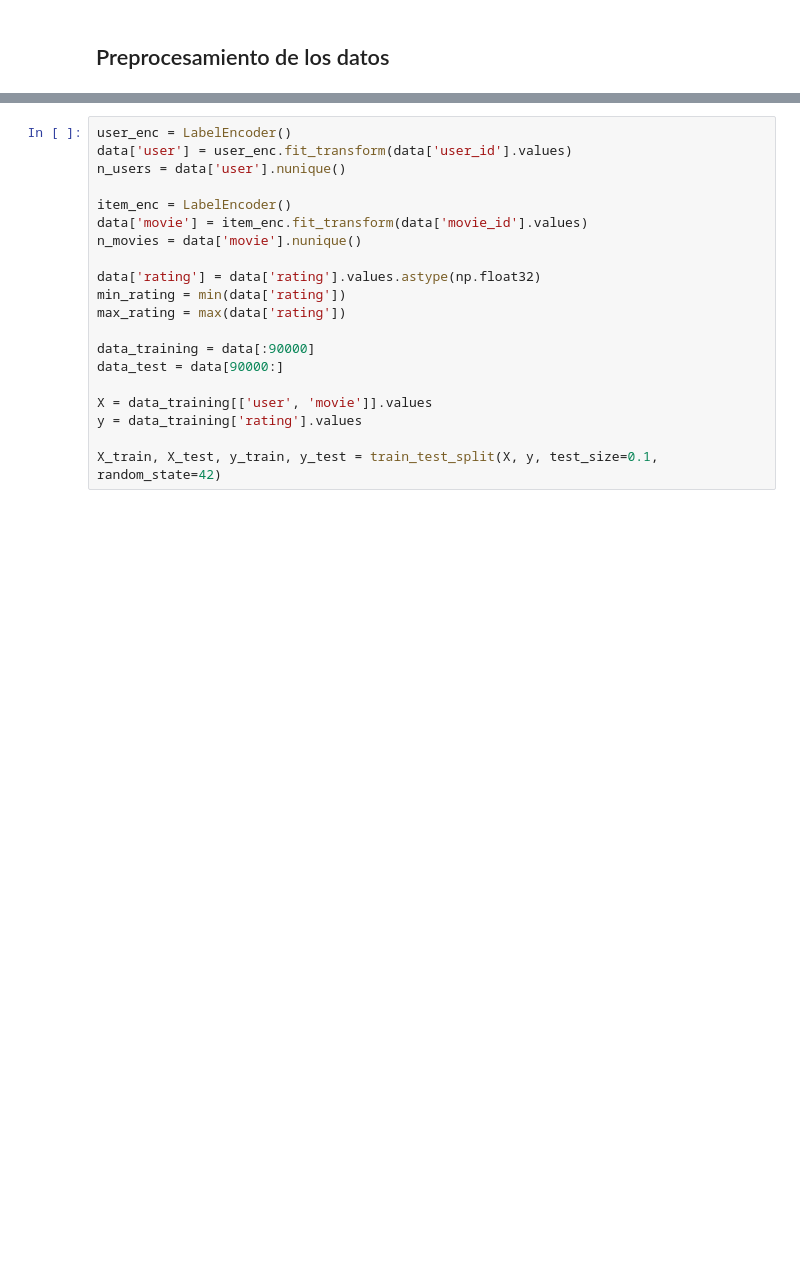
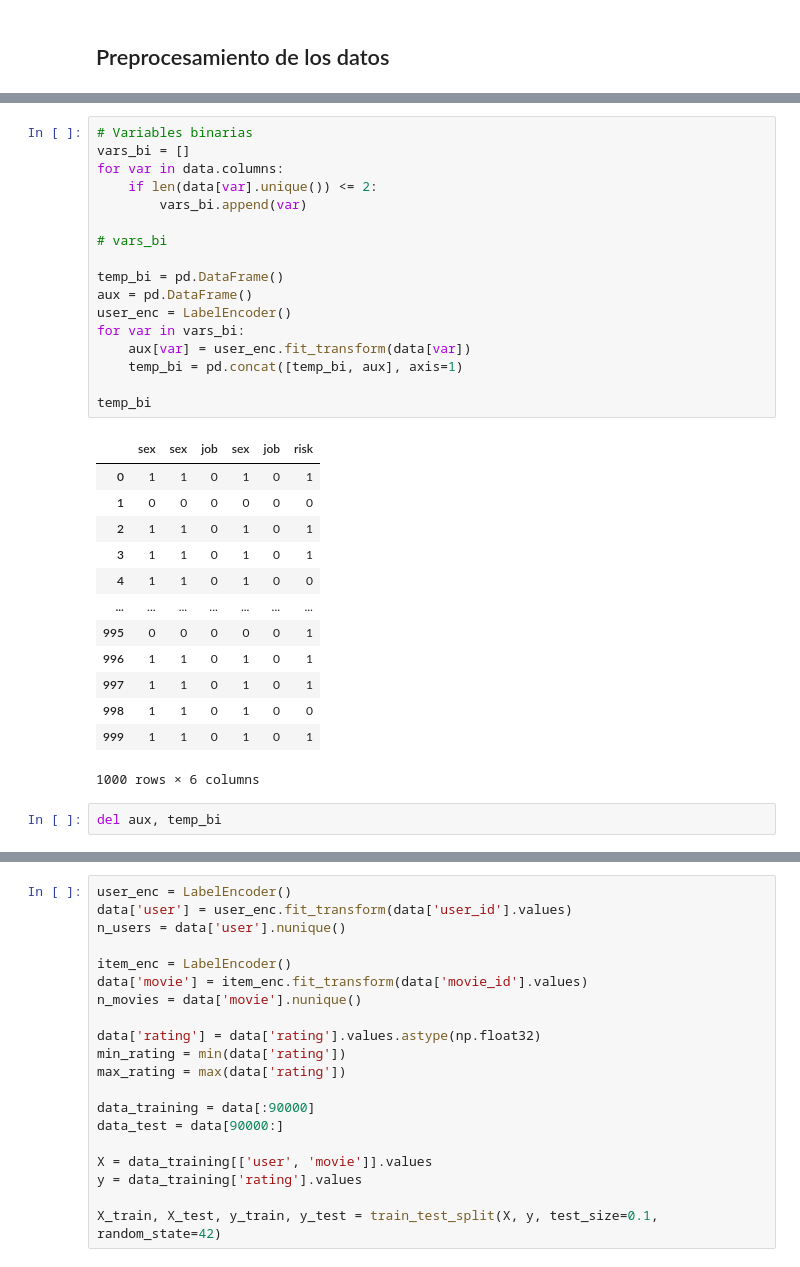
Before and after one commit to alangrosso/datapath-mle, a Jupyter notebook: 04-mlflow/mlf_notebook.ipynb, the cells around one changed output, grey strips where cells are left out. Drawn from its saved outputs; the diff is of its cells as text; blank space fills up the shorter version.

```diff
--- a/04-mlflow/mlf_notebook.ipynb
+++ b/04-mlflow/mlf_notebook.ipynb
@@ -92,0 +229,33 @@ profile.to_notebook_iframe()
+# %%
+# Variables binarias
+vars_bi = []
+for var in data.columns:
+    if len(data[var].unique()) <= 2:
+        vars_bi.append(var)
+
+# vars_bi
+
+temp_bi = pd.DataFrame()
+aux = pd.DataFrame()
+user_enc = LabelEncoder()
+for var in vars_bi:
+    aux[var] = user_enc.fit_transform(data[var])
+    temp_bi = pd.concat([temp_bi, aux], axis=1)
+
+temp_bi
+# %% [output]
+|  | sex | sex | job | sex | job | risk |
+| 0 | 1 | 1 | 0 | 1 | 0 | 1 |
+| 1 | 0 | 0 | 0 | 0 | 0 | 0 |
+| 2 | 1 | 1 | 0 | 1 | 0 | 1 |
+| 3 | 1 | 1 | 0 | 1 | 0 | 1 |
+| 4 | 1 | 1 | 0 | 1 | 0 | 0 |
+| ... | ... | ... | ... | ... | ... | ... |
+| 995 | 0 | 0 | 0 | 0 | 0 | 1 |
+| 996 | 1 | 1 | 0 | 1 | 0 | 1 |
+| 997 | 1 | 1 | 0 | 1 | 0 | 1 |
+| 998 | 1 | 1 | 0 | 1 | 0 | 0 |
+| 999 | 1 | 1 | 0 | 1 | 0 | 1 |
+1000 rows × 6 columns
+# %%
+del aux, temp_bi
```
Also changed, not shown: parts of 11 cells of this notebook, 1 other file.
